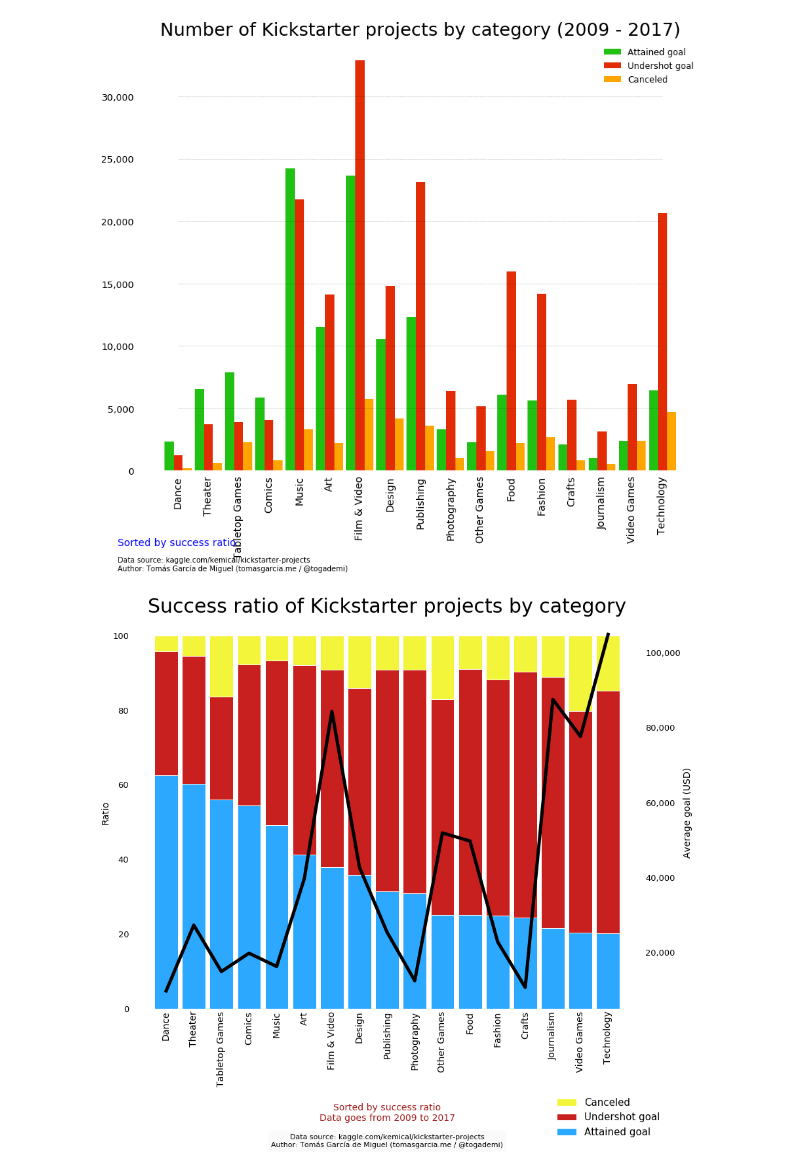
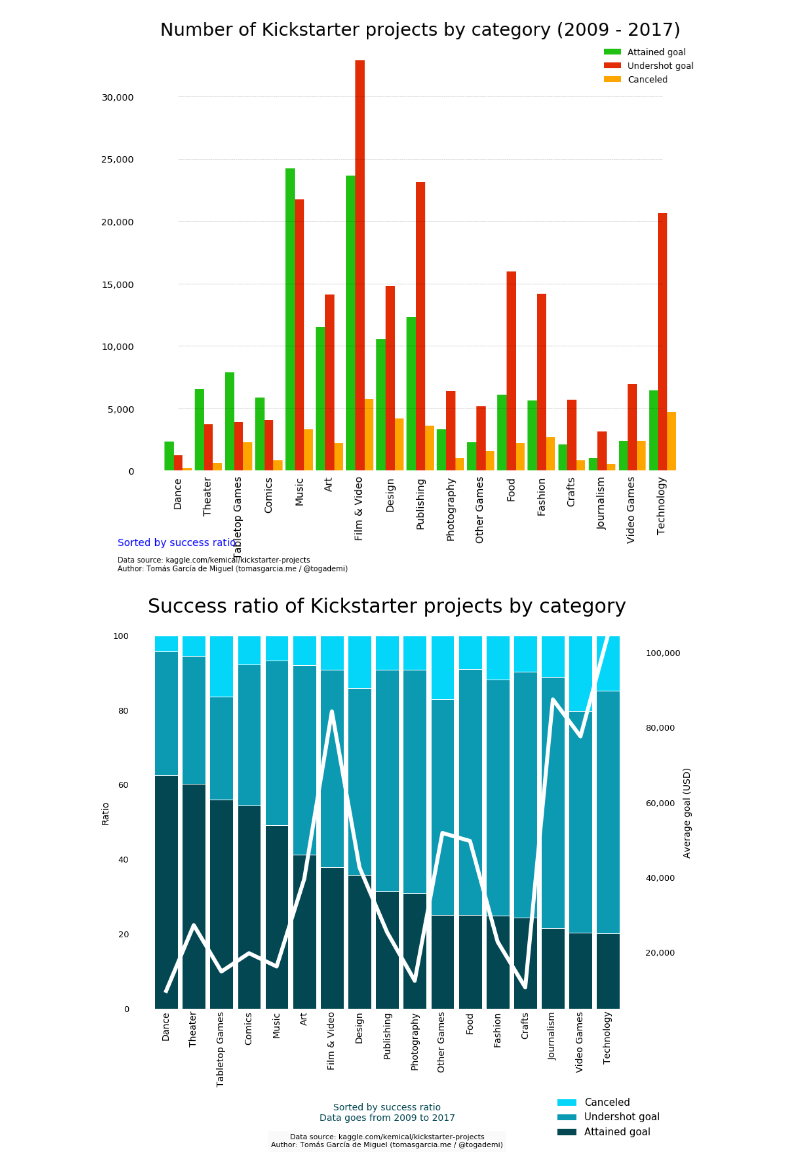
Before and after one commit to togademi/dataviz, a Jupyter notebook: notebooks/kickstarter.ipynb, the cells around one changed output. Cells and saved outputs as stored; diff of their text form; code cells hidden in the pictures.

Commit message:
Change color palette for the Kickstarter one

```diff
--- a/notebooks/kickstarter.ipynb
+++ b/notebooks/kickstarter.ipynb
@@ -150,10 +150,10 @@ canceled = [i / j * 100 for i,j in zip(categories_df['canceled'], totals)]
 
 fig, ax = plt.subplots()
 
-attained_goal_ax = ax.bar(x, attained_goal, width, color='#2CA9FF', edgecolor='white')
-undershot_goal_ax = ax.bar(x, undershot_goal, width, bottom=attained_goal, color='#C81F1F', edgecolor='white')
+attained_goal_ax = ax.bar(x, attained_goal, width, color='#034752', edgecolor='white')
+undershot_goal_ax = ax.bar(x, undershot_goal, width, bottom=attained_goal, color='#0c9ab2', edgecolor='white')
 canceled_ax = ax.bar(x, canceled, width, bottom=[i+j for i,j in zip(attained_goal, undershot_goal)],
-                     color='#F3F53B', edgecolor='white')
+                     color='#04d6f9', edgecolor='white')
 
 # Custom bar graph
 
@@ -180,34 +180,34 @@ ax.spines["left"].set_visible(False)
 fig.set_size_inches(14, 11)
 
 plt.text(8, -30, "Sorted by success ratio"
-         "\nData goes from 2009 to 2017", fontsize=14, color="#A01E1E", ha='center')
+         "\nData goes from 2009 to 2017", fontsize=14, color="#034752", ha='center')
 
 plt.text(8, -37, "Data source: kaggle.com/kemical/kickstarter-projects"
        "\nAuthor: Tomás García de Miguel (tomasgarcia.me / @togademi)", fontsize=11, ha='center',
         backgroundcolor='#FAFAFA')
 
 # Plot line graph
 
 ax2 = ax.twinx()
-average_goal = ax2.plot(x, categories_df["average_goal"], lw=5, color="black")
+average_goal = ax2.plot(x, categories_df["average_goal"], lw=6, color="white")
 plt.ylabel("Average goal (USD)", fontsize=14)
 
 # Custom line graph
 
 # Place a thousands separator in the labels of the y axis
 ax2.get_yaxis().set_major_formatter(plt.FuncFormatter(lambda x, loc: "{:,}".format(int(x))))
 
 plt.yticks(fontsize=13)
 ax2.tick_params(length=0)
 
 # Remove the plot frame lines
 ax2.spines["top"].set_visible(False)
 ax2.spines["bottom"].set_visible(False)
 ax2.spines["right"].set_visible(False)
 ax2.spines["left"].set_visible(False)
 
 figure = plt.gcf()
 plt.savefig('ks_success_ratio_avg_goal.png', dpi=300, bbox_inches="tight")
 plt.show()
 # %% [output]
-[figure, old version]
+[figure, new version]
```
Also changed, not shown: 1 other file.
